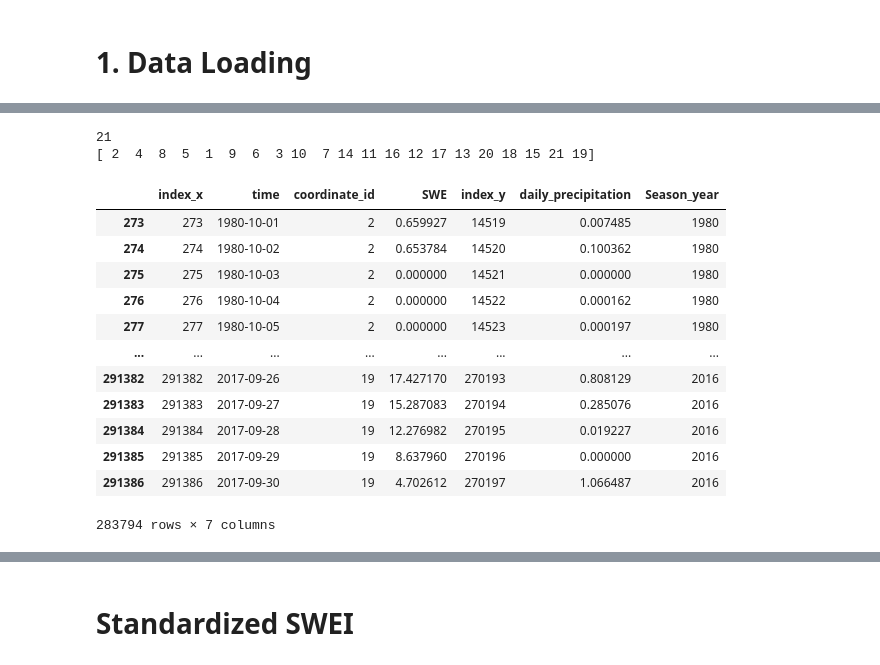
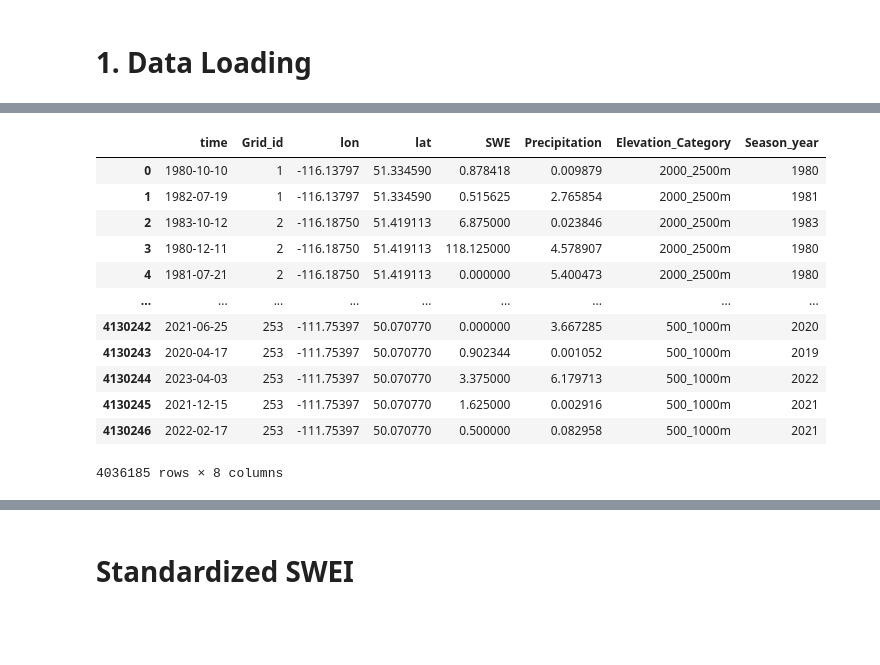
Before and after one commit to hasithajayamaha/snowdroughtindex-main, a Jupyter notebook: notebooks/workflows/3_Full_workflow_comparison.ipynb, the cells around one changed output, grey strips where cells are left out. Saved outputs shown, nothing was run; the diff lists cells and outputs as text; code cells hidden in the pictures; blank space fills up the shorter version.

```diff
--- a/notebooks/workflows/3_Full_workflow_comparison.ipynb
+++ b/notebooks/workflows/3_Full_workflow_comparison.ipynb
@@ -20,7 +20,6 @@ from snowdroughtindex.utils import visualization
 # %% [markdown]
 # 1. Data Loading
 # %%
-SWE_path = 'C:/Users/walimunige.rupasingh/OneDrive - University of Calgary/Documents/Reasearch/Conferences/CWRA2025/DATA/in_puts/SWE_basin.csv'
-P_path = 'C:/Users/walimunige.rupasingh/OneDrive - University of Calgary/Documents/Reasearch/Conferences/CWRA2025/DATA/in_puts/daily_precipitation_RDRS.nc'
-Bow_at_Banff = 'C:/Users/walimunige.rupasingh/OneDrive - University of Calgary/Documents/Reasearch/Snow_drought_indicator/snowdroughtindex/data/input_data/Bow_at_Banff/basins_testcases.shp'
-output_path = 'C:/Users/walimunige.rupasingh/OneDrive - University of Calgary/Documents/Reasearch/Conferences/CWRA2025/DATA/out_puts/'
+data_path = r'C:\Users\walimunige.rupasingh\OneDrive - University of Calgary\Documents\GitHub\snowdroughtindex-main\data\output_data\casr_data\bow_combined_data.csv'
+output_path = r'C:\Users\walimunige.rupasingh\OneDrive - University of Calgary\Documents\GitHub\snowdroughtindex-main\data\output_data\modelled_data_snowdrought\\'
+shapefile_path = r'C:\Users\walimunige.rupasingh\OneDrive - University of Calgary\Documents\GitHub\snowdroughtindex-main\data\input_data\Elevation\Bow_elevation_combined.shp'
@@ -75,0 +26,12 @@ plt.show()
+# %%
+# Load data data
+CaSR_data = pd.read_csv(data_path)
+
+# Load shapefile for Bow Basin
+bow_basin = gpd.read_file(shapefile_path)
+
+# CaSR dataframe
+bow_data = CaSR_data[['time', 'Grid_id','lon', 'lat', 'SWE', 'Precipitation', 'Elevation_Category']].copy()
+bow_data['time'] = pd.to_datetime(bow_data['time'])
+
+display(bow_data.head())
@@ -241,38 +117,30 @@ display(SWE_P)
-# %%
-# print number of coordinate_id
-print(SWE_P['coordinate_id'].nunique())
-
-# print what coordinates are in the SWE_basin_grid
-print(SWE_P['coordinate_id'].unique())
-# %% [output]
-21
-[ 2  4  8  5  1  9  6  3 10  7 14 11 16 12 17 13 20 18 15 21 19]
 # %%
 # Ensure 'time' column is in datetime format
-SWE_P['time'] = pd.to_datetime(SWE_P['time'])
+bow_data['time'] = pd.to_datetime(bow_data['time'])
+bow_data['Precipitation'] = CaSR_data['Precipitation']
 
 # Define water year for each coordinate_id time series
-water_year_grid = SWE_P[(SWE_P['time'].dt.month >= 10) | (SWE_P['time'].dt.month <= 9)]
+water_year_grid = bow_data[(bow_data['time'].dt.month >= 10) | (bow_data['time'].dt.month <= 9)]
 water_year_grid['Season_year'] = water_year_grid['time'].dt.year
 water_year_grid['Season_year'] = water_year_grid['Season_year'].where(water_year_grid['time'].dt.month >= 10, water_year_grid['Season_year'] - 1)
 
 # drop 1979
 water_year_grid = water_year_grid[water_year_grid['Season_year'] >= 1980]
 #drop 2017
-water_year_grid = water_year_grid[water_year_grid['Season_year'] <= 2016]
+water_year_grid = water_year_grid[water_year_grid['Season_year'] < 2023]
 # Display the updated dataframe
 display(water_year_grid)
 # %% [output]
-|  | index_x | time | coordinate_id | SWE | index_y | daily_precipitation | Season_year |
-| 273 | 273 | 1980-10-01 | 2 | 0.659927 | 14519 | 0.007485 | 1980 |
-| 274 | 274 | 1980-10-02 | 2 | 0.653784 | 14520 | 0.100362 | 1980 |
-| 275 | 275 | 1980-10-03 | 2 | 0.000000 | 14521 | 0.000000 | 1980 |
-| 276 | 276 | 1980-10-04 | 2 | 0.000000 | 14522 | 0.000162 | 1980 |
-| 277 | 277 | 1980-10-05 | 2 | 0.000000 | 14523 | 0.000197 | 1980 |
-| ... | ... | ... | ... | ... | ... | ... | ... |
-| 291382 | 291382 | 2017-09-26 | 19 | 17.427170 | 270193 | 0.808129 | 2016 |
-| 291383 | 291383 | 2017-09-27 | 19 | 15.287083 | 270194 | 0.285076 | 2016 |
-| 291384 | 291384 | 2017-09-28 | 19 | 12.276982 | 270195 | 0.019227 | 2016 |
-| 291385 | 291385 | 2017-09-29 | 19 | 8.637960 | 270196 | 0.000000 | 2016 |
-| 291386 | 291386 | 2017-09-30 | 19 | 4.702612 | 270197 | 1.066487 | 2016 |
+|  | time | Grid_id | lon | lat | SWE | Precipitation | Elevation_Category | Season_year |
+| 0 | 1980-10-10 | 1 | -116.13797 | 51.334590 | 0.878418 | 0.009879 | 2000_2500m | 1980 |
+| 1 | 1982-07-19 | 1 | -116.13797 | 51.334590 | 0.515625 | 2.765854 | 2000_2500m | 1981 |
+| 2 | 1983-10-12 | 2 | -116.18750 | 51.419113 | 6.875000 | 0.023846 | 2000_2500m | 1983 |
+| 3 | 1980-12-11 | 2 | -116.18750 | 51.419113 | 118.125000 | 4.578907 | 2000_2500m | 1980 |
+| 4 | 1981-07-21 | 2 | -116.18750 | 51.419113 | 0.000000 | 5.400473 | 2000_2500m | 1980 |
+| ... | ... | ... | ... | ... | ... | ... | ... | ... |
+| 4130242 | 2021-06-25 | 253 | -111.75397 | 50.070770 | 0.000000 | 3.667285 | 500_1000m | 2020 |
+| 4130243 | 2020-04-17 | 253 | -111.75397 | 50.070770 | 0.902344 | 0.001052 | 500_1000m | 2019 |
+| 4130244 | 2023-04-03 | 253 | -111.75397 | 50.070770 | 3.375000 | 6.179713 | 500_1000m | 2022 |
+| 4130245 | 2021-12-15 | 253 | -111.75397 | 50.070770 | 1.625000 | 0.002916 | 500_1000m | 2021 |
+| 4130246 | 2022-02-17 | 253 | -111.75397 | 50.070770 | 0.500000 | 0.082958 | 500_1000m | 2021 |
-283794 rows × 7 columns
+4036185 rows × 8 columns
```
Also changed, not shown: parts of 24 cells of this notebook, 2 other files.
